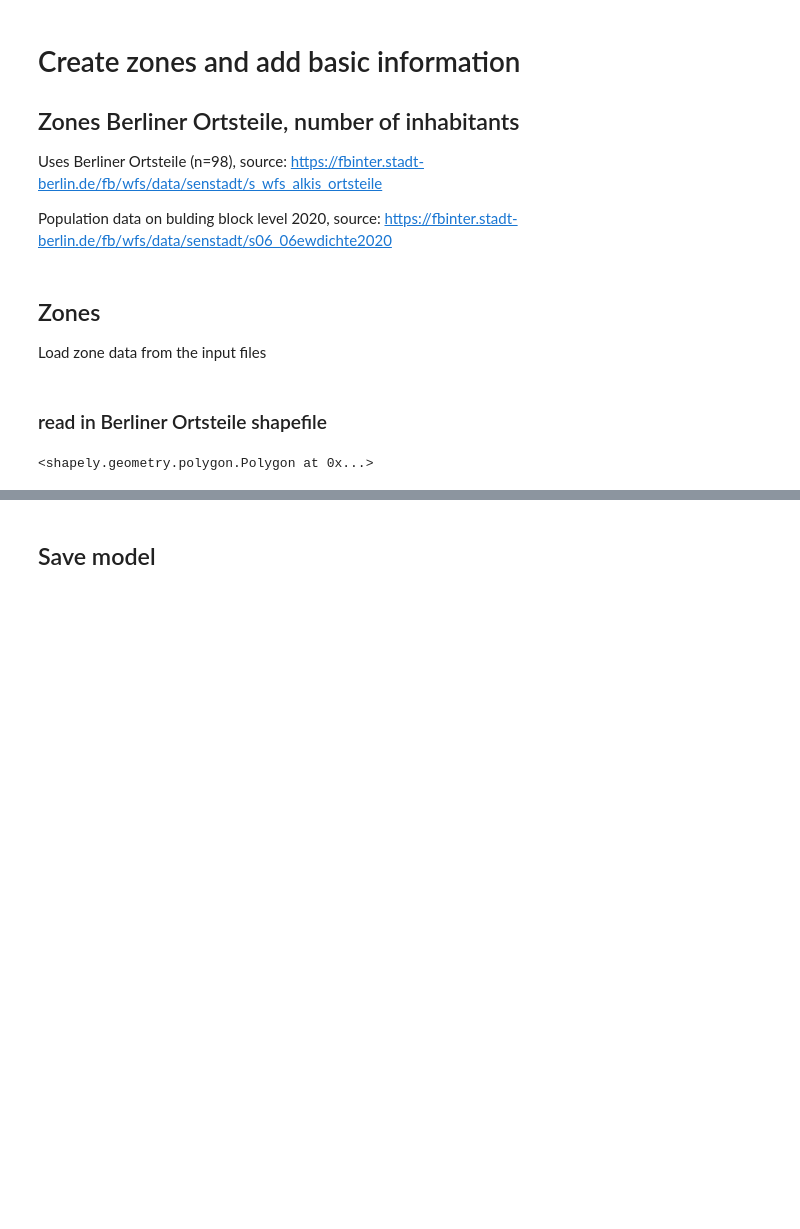
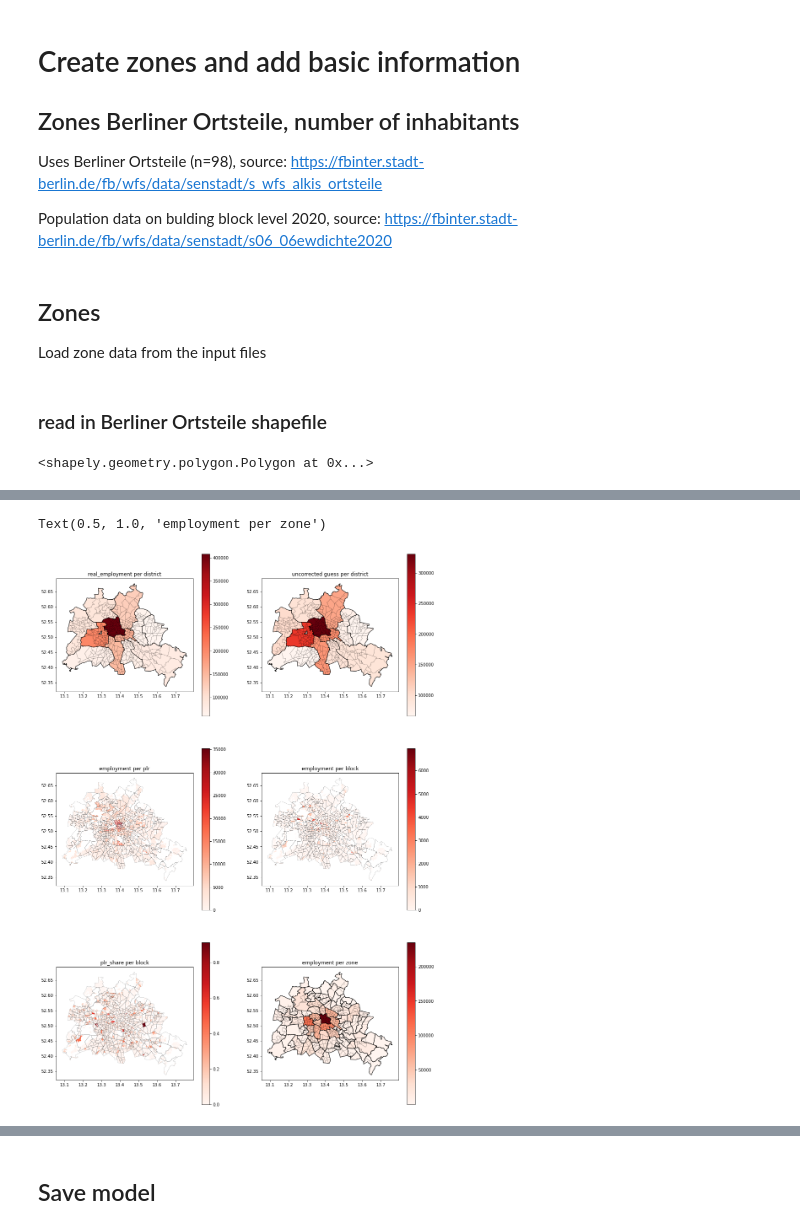
Before and after one commit to maximylius/quetzal_berlin, a Jupyter notebook: notebooks/best_version/101_p_create_zones.ipynb, the cells around one changed output, grey strips where cells are left out. Cells and saved outputs as stored; diff of their text form; code cells hidden in the pictures; blank space fills up the shorter version.

```diff
--- a/notebooks/best_version/101_p_create_zones.ipynb
+++ b/notebooks/best_version/101_p_create_zones.ipynb
@@ -212,0 +337,7 @@ Get Data on Mode Choice / Car Ownership for each zone? <br>
+# %%
+# now obtain employment guess for each block
+blocks['plr_employment'] = [employment['corrected_guess'][employment['broker Dow']==int(p)].iloc[0] if not p==None else 0 for p in blocks['plr']]
+blocks['employment'] = blocks['plr_employment'] * blocks['plr_share']
+
+# now sum data from building block level to zone level
+sm.zones['employment'] = [sum(blocks['employment'][blocks['zone']==i]) for i in sm.zones.index]
@@ -212,0 +362,30 @@ Get Data on Mode Choice / Car Ownership for each zone? <br>
+# %%
+# this plot should be adapted to show the process. it could show the following:
+# employment data by district (Bezirk)
+# guess based on companies for plr
+# corrected guess for plr
+# employment per building
+# employment per zone
+
+fig, ax = plt.subplots(3, 2, figsize=(16,24))
+bezirke.plot(ax=ax.flat[0], column='real_employment', cmap="Reds", legend=True, edgecolor="black", linewidth=1)
+bezirke.plot(ax=ax.flat[1], column='guess_sum', cmap="Reds", legend=True, edgecolor="black", linewidth=1)
+blocks.plot(ax=ax.flat[2], column='plr_employment', cmap="Reds", legend=True)
+blocks.plot(ax=ax.flat[3], column='employment', cmap="Reds", legend=True)
+blocks.plot(ax=ax.flat[4], column='plr_share', cmap="Reds", legend=True)
+sm.zones.plot(ax=ax.flat[5], column='employment', cmap="Reds", legend=True, edgecolor="black", linewidth=1)
+plr.plot(ax=ax.flat[0], color='None', edgecolor="black", linewidth=0.15)
+plr.plot(ax=ax.flat[1], color='None', edgecolor="black", linewidth=0.15)
+plr.plot(ax=ax.flat[2], color='None', edgecolor="black", linewidth=0.15)
+plr.plot(ax=ax.flat[3], color='None', edgecolor="black", linewidth=0.15)
+plr.plot(ax=ax.flat[4], color='None', edgecolor="black", linewidth=0.15)
+plr.plot(ax=ax.flat[5], color='None', edgecolor="black", linewidth=0.15)
+ax.flat[0].set_title("real_employment per district")
+ax.flat[1].set_title("uncorrected guess per district")
+ax.flat[2].set_title("employment per plr")
+ax.flat[3].set_title("employment per block")
+ax.flat[4].set_title("plr_share per block")
+ax.flat[5].set_title("employment per zone")
+# %% [output]
+Text(0.5, 1.0, 'employment per zone')
+[figure, added]
```
Also changed, not shown: parts of 41 cells of this notebook, 25 other files.
